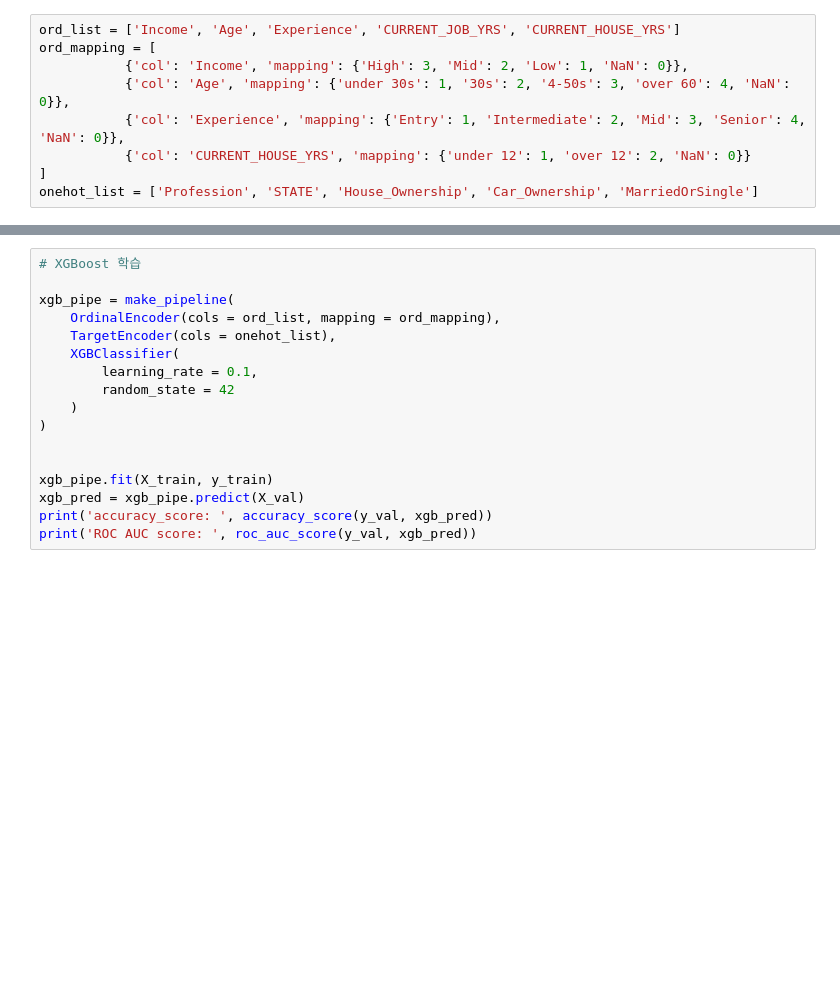
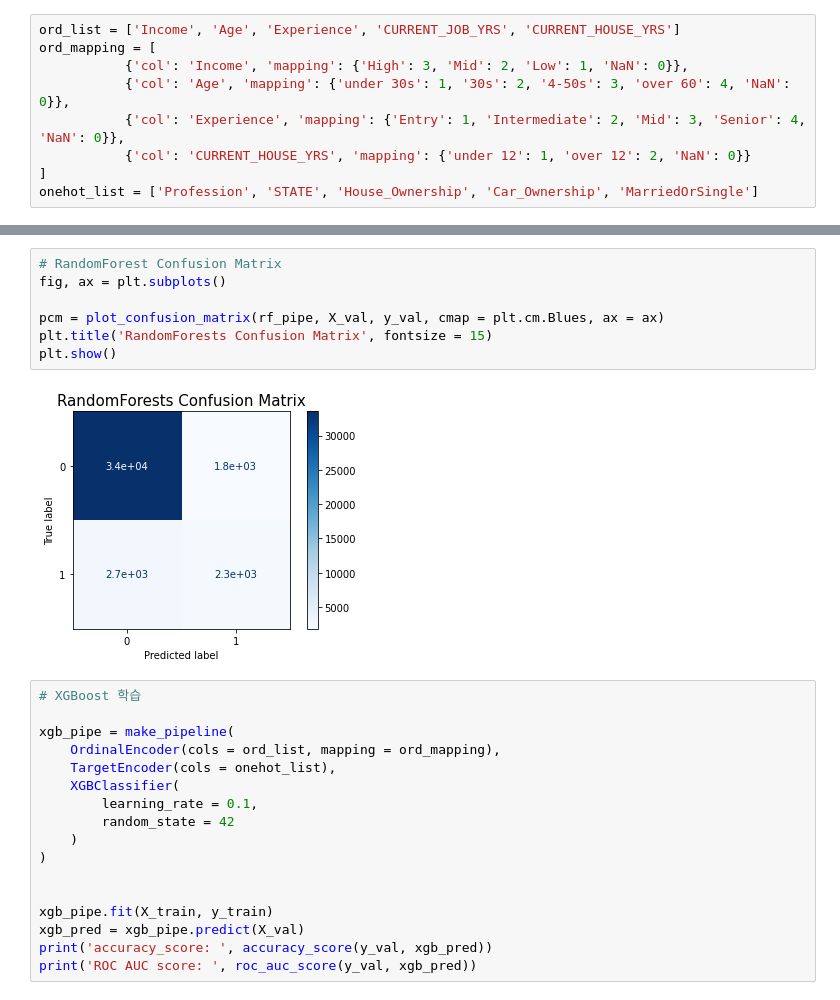
Before and after one commit to hwon-n/section2_project, a Jupyter notebook: section2_project.ipynb, the cells around one changed output, grey strips where cells are left out. Cells and saved outputs as stored; diff of their text form; blank space fills up the shorter version.

```diff
--- a/section2_project.ipynb
+++ b/section2_project.ipynb
@@ -469,3 +520,12 @@ Validation dataset R2 score: $-0.140
+# %%
+# RandomForest Confusion Matrix
+fig, ax = plt.subplots()
+
+pcm = plot_confusion_matrix(rf_pipe, X_val, y_val, cmap = plt.cm.Blues, ax = ax)
+plt.title('RandomForests Confusion Matrix', fontsize = 15)
+plt.show()
+# %% [output]
+[figure, added]
 # %%
 # XGBoost 학습
 
```
Also changed, not shown: parts of 13 cells of this notebook.
